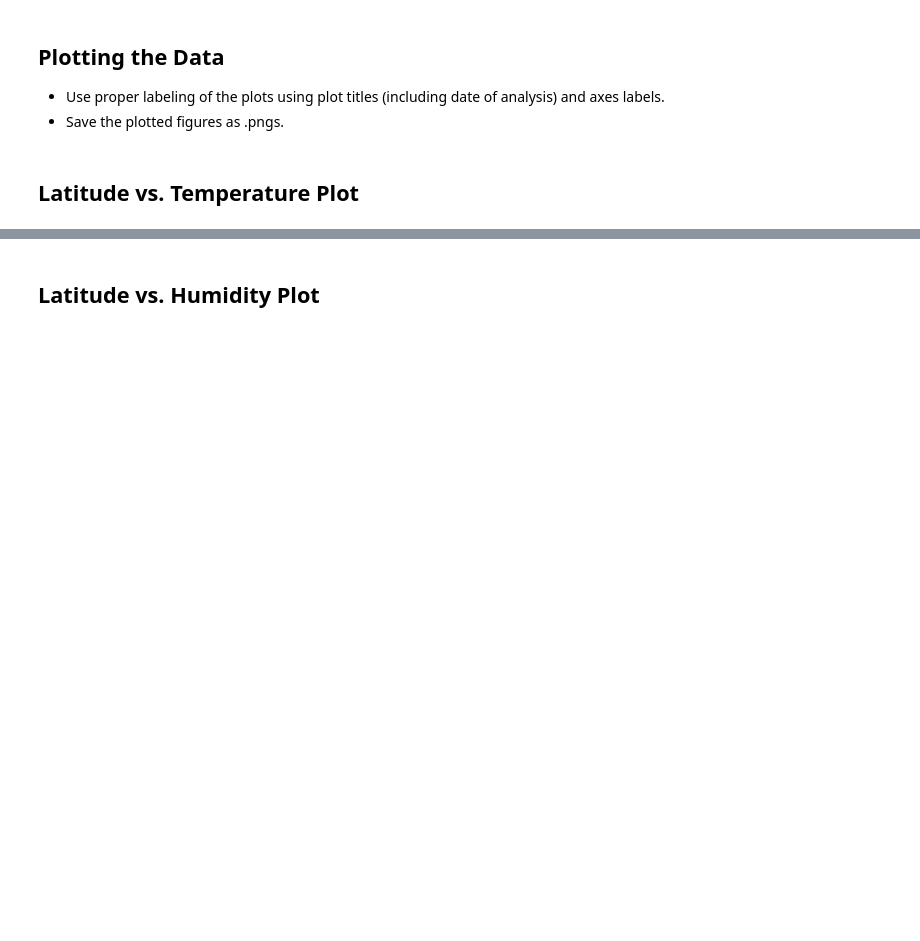
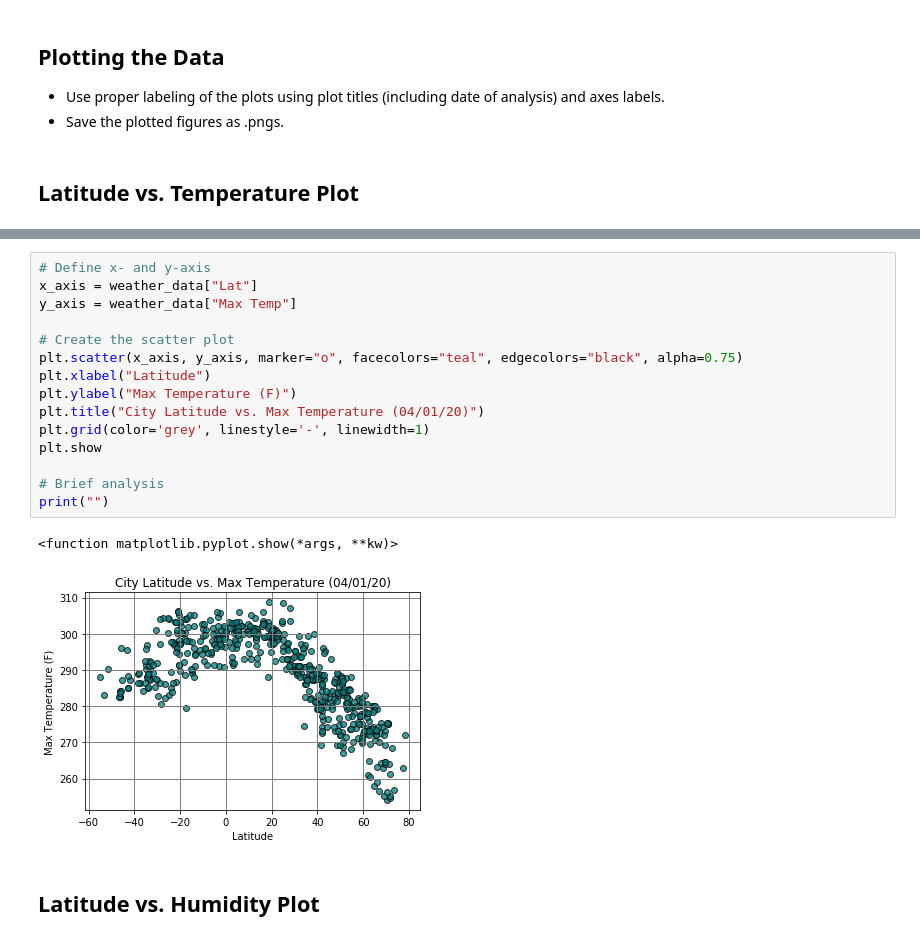
Before and after one commit to joshuadanielp/06_Python_APIs_HW, a Jupyter notebook: WeatherPy.ipynb, the cells around one changed output, grey strips where cells are left out. Drawn from its saved outputs; the diff is of its cells as text; blank space fills up the shorter version.

```diff
--- a/WeatherPy.ipynb
+++ b/WeatherPy.ipynb
@@ -221,2 +218,20 @@ df.to_csv('file_name.csv', index=False)
+# %%
+# Define x- and y-axis
+x_axis = weather_data["Lat"]
+y_axis = weather_data["Max Temp"]
+
+# Create the scatter plot
+plt.scatter(x_axis, y_axis, marker="o", facecolors="teal", edgecolors="black", alpha=0.75)
+plt.xlabel("Latitude")
+plt.ylabel("Max Temperature (F)")
+plt.title("City Latitude vs. Max Temperature (04/01/20)")
+plt.grid(color='grey', linestyle='-', linewidth=1)
+plt.show
+
+# Brief analysis
+print("")
+# %% [output]
+<function matplotlib.pyplot.show(*args, **kw)>
+[figure, added]
 # %% [markdown]
 ## Latitude vs. Humidity Plot
```
Also changed, not shown: parts of 8 cells of this notebook.
